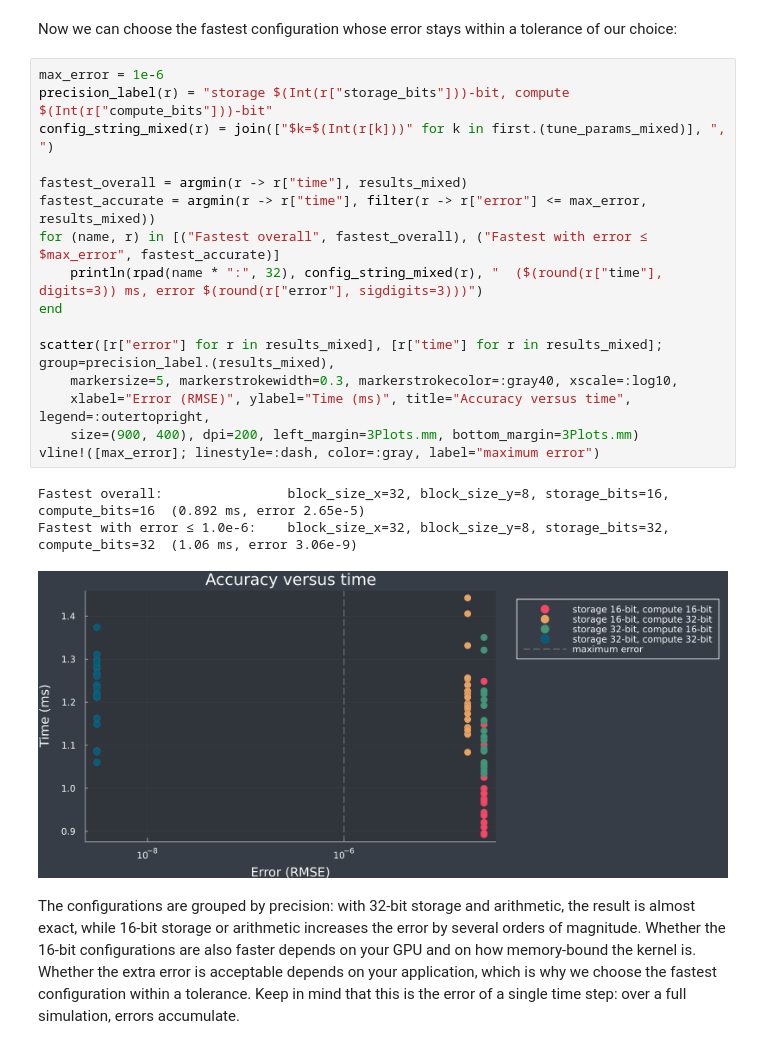
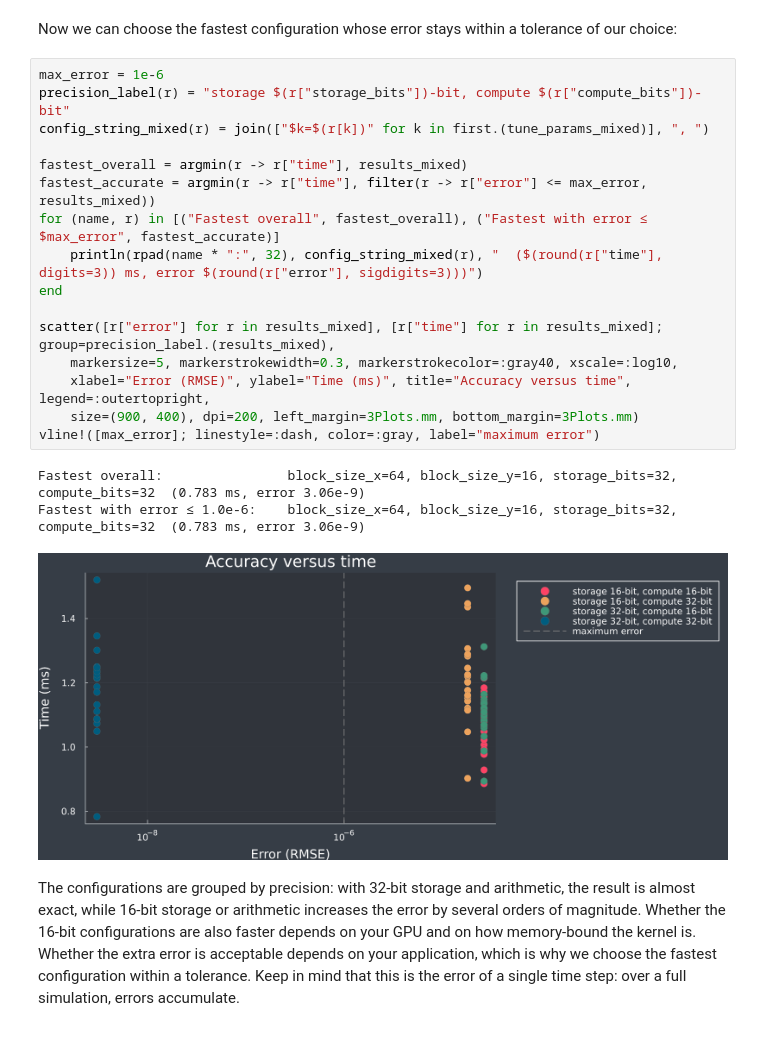
Before and after one commit to fjwillemsen/julia-hpc-tutorial-sc26, a Jupyter notebook: 02-Parallel-Programming/KernelTuner/solved_notebooks/gray-scott.ipynb, the cells around one changed output. Drawn from its saved outputs; the diff is of its cells as text.

```diff
--- a/02-Parallel-Programming/KernelTuner/solved_notebooks/gray-scott.ipynb
+++ b/02-Parallel-Programming/KernelTuner/solved_notebooks/gray-scott.ipynb
@@ -810,24 +821,24 @@ block_size_x=32, block_size_y=8, storage_bits=16, compute_bits=16, time=0.892ms
 Now we can choose the fastest configuration whose error stays within a tolerance of our choice:
 # %%
 max_error = 1e-6
-precision_label(r) = "storage $(Int(r["storage_bits"]))-bit, compute $(Int(r["compute_bits"]))-bit"
-config_string_mixed(r) = join(["$k=$(Int(r[k]))" for k in first.(tune_params_mixed)], ", ")
+precision_label(r) = "storage $(r["storage_bits"])-bit, compute $(r["compute_bits"])-bit"
+config_string_mixed(r) = join(["$k=$(r[k])" for k in first.(tune_params_mixed)], ", ")
 
 fastest_overall = argmin(r -> r["time"], results_mixed)
 fastest_accurate = argmin(r -> r["time"], filter(r -> r["error"] <= max_error, results_mixed))
 for (name, r) in [("Fastest overall", fastest_overall), ("Fastest with error ≤ $max_error", fastest_accurate)]
     println(rpad(name * ":", 32), config_string_mixed(r), "  ($(round(r["time"], digits=3)) ms, error $(round(r["error"], sigdigits=3)))")
 end
 
 scatter([r["error"] for r in results_mixed], [r["time"] for r in results_mixed]; group=precision_label.(results_mixed),
     markersize=5, markerstrokewidth=0.3, markerstrokecolor=:gray40, xscale=:log10,
     xlabel="Error (RMSE)", ylabel="Time (ms)", title="Accuracy versus time", legend=:outertopright,
     size=(900, 400), dpi=200, left_margin=3Plots.mm, bottom_margin=3Plots.mm)
 vline!([max_error]; linestyle=:dash, color=:gray, label="maximum error")
 # %% [output]
-Fastest overall:                block_size_x=32, block_size_y=8, storage_bits=16, compute_bits=16  (0.892 ms, error 2.65e-5)
-Fastest with error ≤ 1.0e-6:    block_size_x=32, block_size_y=8, storage_bits=32, compute_bits=32  (1.06 ms, error 3.06e-9)
+Fastest overall:                block_size_x=64, block_size_y=16, storage_bits=32, compute_bits=32  (0.783 ms, error 3.06e-9)
+Fastest with error ≤ 1.0e-6:    block_size_x=64, block_size_y=16, storage_bits=32, compute_bits=32  (0.783 ms, error 3.06e-9)
-[figure, old version]
+[figure, new version]
 # %% [markdown]
 The configurations are grouped by precision: with 32-bit storage and arithmetic, the result is almost exact, while 16-bit storage or arithmetic increases the error by several orders of magnitude. Whether the 16-bit configurations are also faster depends on your GPU and on how memory-bound the kernel is. Whether the extra error is acceptable depends on your application, which is why we choose the fastest configuration within a tolerance. Keep in mind that this is the error of a single time step: over a full simulation, errors accumulate.
 # %% [markdown]
```
Also changed, not shown: parts of 17 cells of this notebook.
